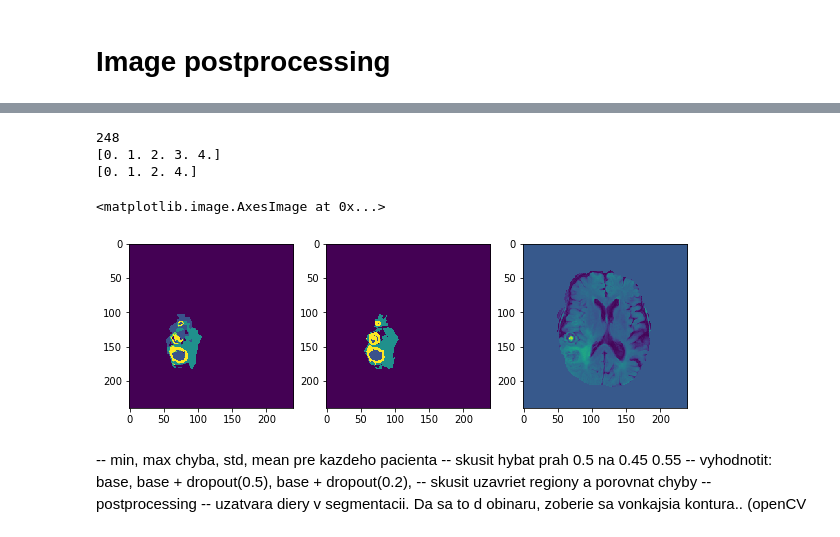
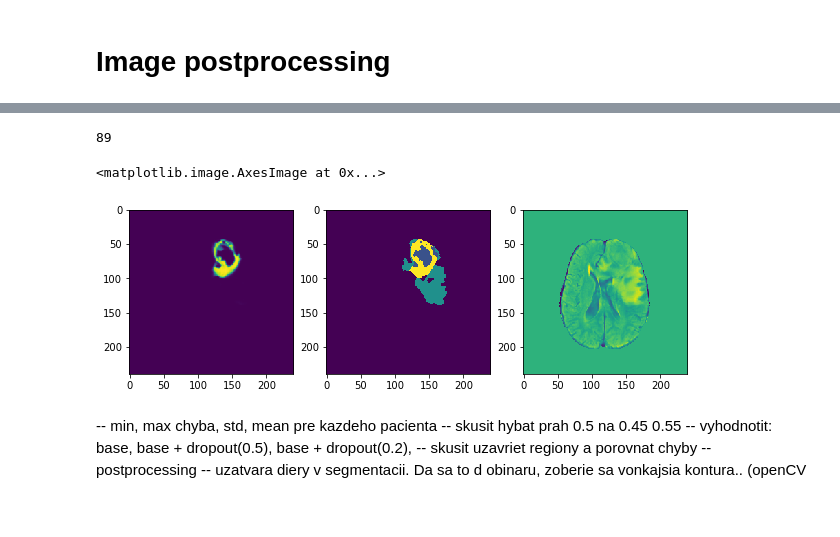
Before and after one commit to Janowie/unet_segmentation, a Jupyter notebook: postprocessing.ipynb, the cells around one changed output, grey strips where cells are left out. Cells and saved outputs as stored; diff of their text form; code cells hidden in the pictures.

```diff
--- a/postprocessing.ipynb
+++ b/postprocessing.ipynb
@@ -41,2 +24,0 @@ def get_everything(valid_HGG_patients):
-# %%
-models, data, predictions = get_everything(valid_HGG_patients=20)
@@ -86,0 +25,8 @@ def create_mask(m1, m2, m3, m4):
+# %%
+x_val, y_val = datagen.get_whole_patient(number=1,
+                  file_path='../dataset/',
+                  mode='training',
+                  glioma_type=['HGG'],
+                  image_size=240
+                )
+x_val.shape
@@ -86,0 +47,9 @@ def create_mask(m1, m2, m3, m4):
+# %%
+def get_predictions(path, name, x, a, b, verbose=0):
+    models = {}
+    predictions = {}
+    for tumor_region in range(a, b+1):
+        if verbose==1: print("Loading model", path + name + "_" + "{}.h5".format(tumor_region))
+        models[tumor_region] = keras.models.load_model(path + name + "_" + "{}.h5".format(tumor_region))
+        predictions[tumor_region] = models[tumor_region].predict(x, verbose=verbose)
+    return predictions
@@ -86,0 +74,2 @@ def create_mask(m1, m2, m3, m4):
+# %%
+predictions_1 = get_predictions("../experiment_data_selection/", "unet", x_val[0], 1, 3, verbose=1)
@@ -87,25 +85,20 @@ def create_mask(m1, m2, m3, m4):
 # %%
-i = random.randint(0, 399)
+i = random.randint(70, 100)
+# i=76
 print(i)
-# i = 18
-
-# Get mask
-pred_final_mask = create_mask(p1[i], p2[i], p3[i], p4[i])
-
-print(np.unique(gt_final_mask[0]))
-print(np.unique(y_o[i][0]))
+# print(np.unique(final_mask[i][0]))
+# print(np.unique(y_val[0][i][0]))
 
 # Plot
 f, axarr = plt.subplots(1,3, figsize=(10,10))
-axarr[0].imshow(pred_final_mask[0])
-axarr[1].imshow(y_o[i][0])
-axarr[2].imshow(x_o[i][0])
+# axarr[0].imshow(final_mask[i][0])
+axarr[0].imshow(predictions_1[1][i][0])
+axarr[1].imshow(y_val[0][i][0])
+axarr[2].imshow(x_val[0][i][0])
 # %% [output]
-248
-[0. 1. 2. 3. 4.]
-[0. 1. 2. 4.]
+89
 <matplotlib.image.AxesImage at 0x...>
-[figure, old version]
+[figure, new version]
 # %% [markdown]
 -- min, max chyba, std, mean pre kazdeho pacienta
 -- skusit hybat prah 0.5 na 0.45 0.55
```
Also changed, not shown: parts of 31 cells of this notebook, 2 other files.
